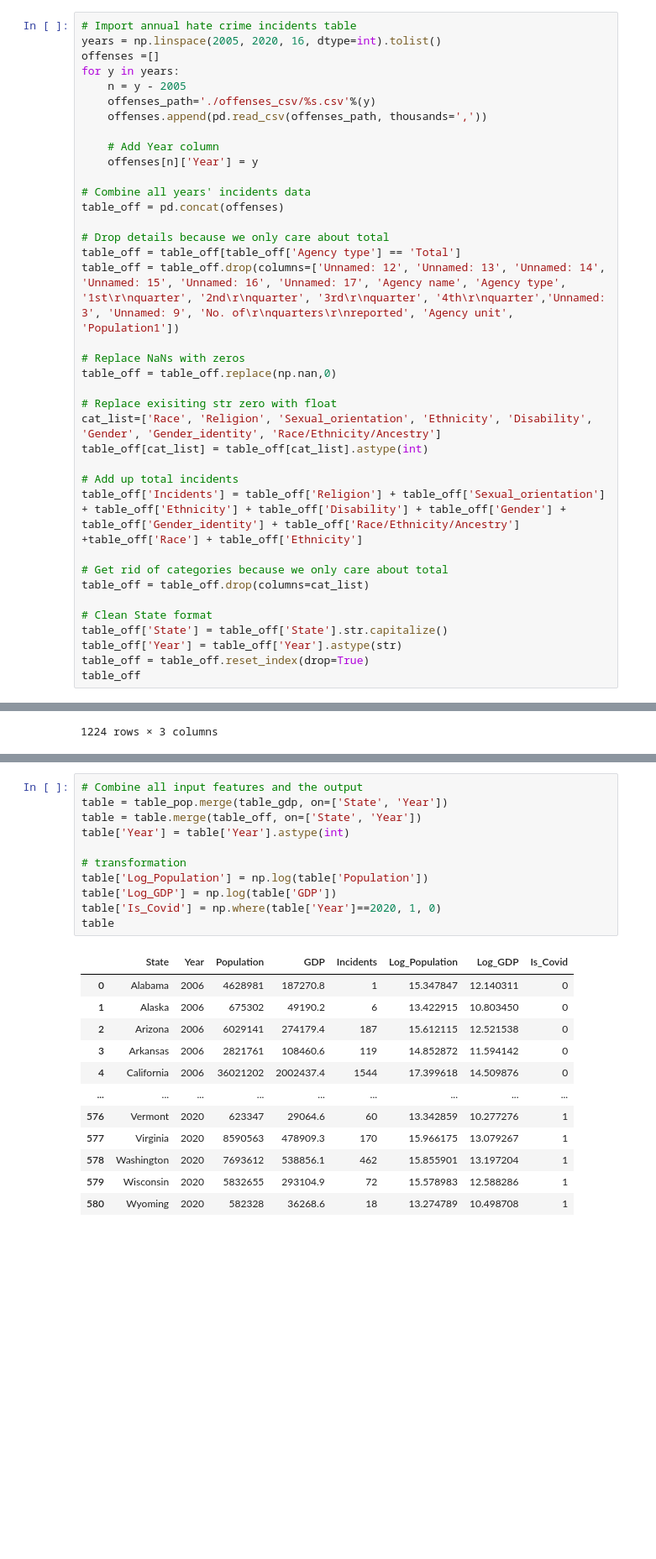
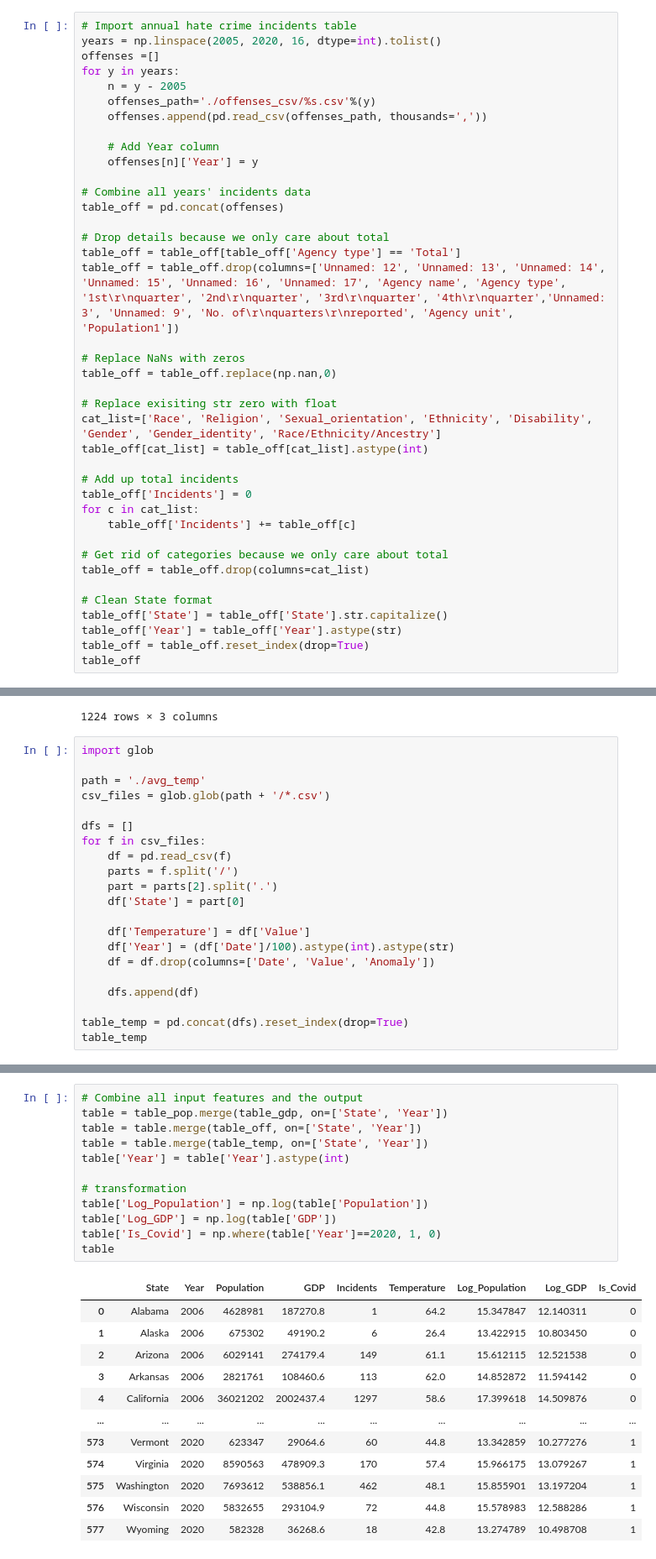
Before and after one commit to ChenTsizhen/2950_Project, a Jupyter notebook: master.ipynb, the cells around one changed output, grey strips where cells are left out. Shown at 84% size. Cells and saved outputs as stored; diff of their text form; blank space fills up the shorter version.

```diff
--- a/master.ipynb
+++ b/master.ipynb
@@ -35,7 +35,9 @@ cat_list=['Race', 'Religion', 'Sexual_orientation', 'Ethnicity', 'Disability', '
 table_off[cat_list] = table_off[cat_list].astype(int)
 
 # Add up total incidents
-table_off['Incidents'] = table_off['Religion'] + table_off['Sexual_orientation'] + table_off['Ethnicity'] + table_off['Disability'] + table_off['Gender'] + table_off['Gender_identity'] + table_off['Race/Ethnicity/Ancestry'] +table_off['Race'] + table_off['Ethnicity']
+table_off['Incidents'] = 0
+for c in cat_list:
+    table_off['Incidents'] += table_off[c]
 
 # Get rid of categories because we only care about total
 table_off = table_off.drop(columns=cat_list)
@@ -144,3 +146,24 @@ table_gdp
 | 1222 | Wisconsin | 2021 | 306467.4 |
 | 1223 | Wyoming | 2021 | 36400.0 |
 1224 rows × 3 columns
+# %%
+import glob
+
+path = './avg_temp'
+csv_files = glob.glob(path + '/*.csv')
+
+dfs = []
+for f in csv_files:
+    df = pd.read_csv(f)
+    parts = f.split('/')
+    part = parts[2].split('.')
+    df['State'] = part[0]
+
+    df['Temperature'] = df['Value']
+    df['Year'] = (df['Date']/100).astype(int).astype(str)
+    df = df.drop(columns=['Date', 'Value', 'Anomaly'])
+
+    dfs.append(df)
+
+table_temp = pd.concat(dfs).reset_index(drop=True)
+table_temp
@@ -147,24 +184,25 @@ table_gdp
 # %%
 # Combine all input features and the output
 table = table_pop.merge(table_gdp, on=['State', 'Year'])
 table = table.merge(table_off, on=['State', 'Year'])
+table = table.merge(table_temp, on=['State', 'Year'])
 table['Year'] = table['Year'].astype(int)
 
 # transformation
 table['Log_Population'] = np.log(table['Population'])
 table['Log_GDP'] = np.log(table['GDP'])
 table['Is_Covid'] = np.where(table['Year']==2020, 1, 0)
 table
 # %% [output]
-|  | State | Year | Population | GDP | Incidents | Log_Population | Log_GDP | Is_Covid |
-| 0 | Alabama | 2006 | 4628981 | 187270.8 | 1 | 15.347847 | 12.140311 | 0 |
-| 1 | Alaska | 2006 | 675302 | 49190.2 | 6 | 13.422915 | 10.803450 | 0 |
-| 2 | Arizona | 2006 | 6029141 | 274179.4 | 187 | 15.612115 | 12.521538 | 0 |
-| 3 | Arkansas | 2006 | 2821761 | 108460.6 | 119 | 14.852872 | 11.594142 | 0 |
-| 4 | California | 2006 | 36021202 | 2002437.4 | 1544 | 17.399618 | 14.509876 | 0 |
-| ... | ... | ... | ... | ... | ... | ... | ... | ... |
-| 576 | Vermont | 2020 | 623347 | 29064.6 | 60 | 13.342859 | 10.277276 | 1 |
-| 577 | Virginia | 2020 | 8590563 | 478909.3 | 170 | 15.966175 | 13.079267 | 1 |
-| 578 | Washington | 2020 | 7693612 | 538856.1 | 462 | 15.855901 | 13.197204 | 1 |
-| 579 | Wisconsin | 2020 | 5832655 | 293104.9 | 72 | 15.578983 | 12.588286 | 1 |
-| 580 | Wyoming | 2020 | 582328 | 36268.6 | 18 | 13.274789 | 10.498708 | 1 |
+|  | State | Year | Population | GDP | Incidents | Temperature | Log_Population | Log_GDP | Is_Covid |
+| 0 | Alabama | 2006 | 4628981 | 187270.8 | 1 | 64.2 | 15.347847 | 12.140311 | 0 |
+| 1 | Alaska | 2006 | 675302 | 49190.2 | 6 | 26.4 | 13.422915 | 10.803450 | 0 |
+| 2 | Arizona | 2006 | 6029141 | 274179.4 | 149 | 61.1 | 15.612115 | 12.521538 | 0 |
+| 3 | Arkansas | 2006 | 2821761 | 108460.6 | 113 | 62.0 | 14.852872 | 11.594142 | 0 |
+| 4 | California | 2006 | 36021202 | 2002437.4 | 1297 | 58.6 | 17.399618 | 14.509876 | 0 |
+| ... | ... | ... | ... | ... | ... | ... | ... | ... | ... |
+| 573 | Vermont | 2020 | 623347 | 29064.6 | 60 | 44.8 | 13.342859 | 10.277276 | 1 |
+| 574 | Virginia | 2020 | 8590563 | 478909.3 | 170 | 57.4 | 15.966175 | 13.079267 | 1 |
+| 575 | Washington | 2020 | 7693612 | 538856.1 | 462 | 48.1 | 15.855901 | 13.197204 | 1 |
+| 576 | Wisconsin | 2020 | 5832655 | 293104.9 | 72 | 44.8 | 15.578983 | 12.588286 | 1 |
+| 577 | Wyoming | 2020 | 582328 | 36268.6 | 18 | 42.8 | 13.274789 | 10.498708 | 1 |
```
Also changed, not shown: parts of 5 cells of this notebook, 10 other files.
